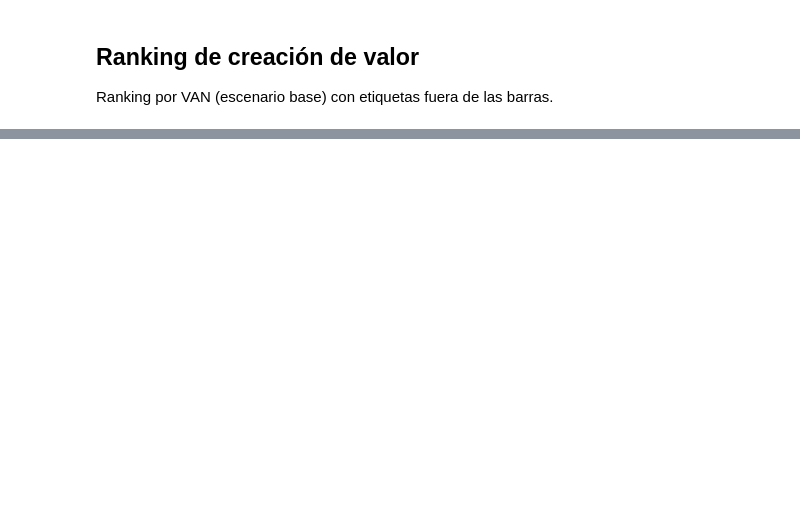
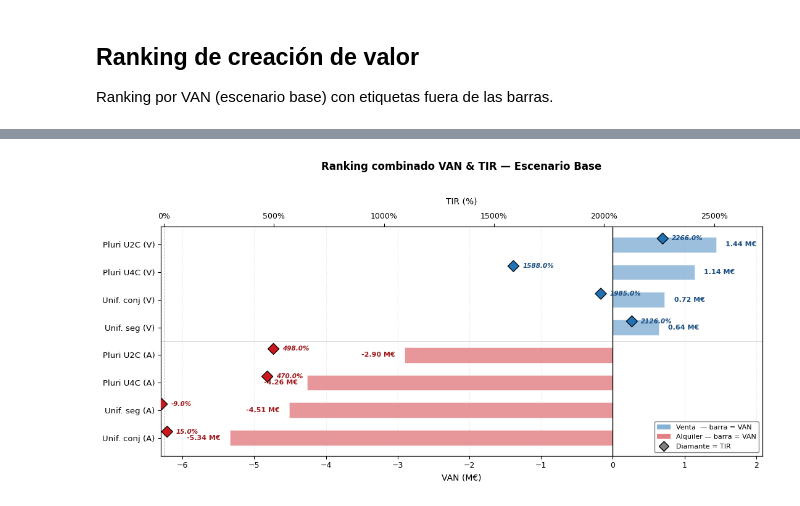
Before and after one commit to sitomachu/bezanillasl, a Jupyter notebook: notebooks/03_macro_and_structural_analysis/analisis_TIR_VAN.ipynb, the cells around one changed output, grey strips where cells are left out. Drawn from its saved outputs; the diff is of its cells as text; code cells hidden in the pictures; blank space fills up the shorter version.

```diff
--- a/notebooks/03_macro_and_structural_analysis/analisis_TIR_VAN.ipynb
+++ b/notebooks/03_macro_and_structural_analysis/analisis_TIR_VAN.ipynb
@@ -200,0 +245,92 @@ plt.show()
+# %%
+# Ranking combinado VAN + TIR (Base)
+fig, ax1 = plt.subplots(figsize=(11, 5.5))
+ax2 = ax1.twiny()  # top x-axis for TIR
+
+# ── datos ──────────────────────────────────────────────────────────────────
+van_b  = np.concatenate([van_venta[:, 1],       van_alquiler[:, 1]])
+tir_b  = np.concatenate([tir_venta[:, 1] * 100, tir_alquiler[:, 1] * 100])
+labs_c = [f"{t} (V)" for t in tipologias] + [f"{t} (A)" for t in tipologias]
+cols_c = ["#2171b5"] * 4 + ["#cb181d"] * 4
+
+idx    = np.argsort(van_b)
+van_s  = van_b[idx]
+tir_s  = tir_b[idx]
+labs_s = np.array(labs_c)[idx]
+col_s  = np.array(cols_c)[idx]
+y      = np.arange(len(labs_s))
+
+# ── barras VAN (eje inferior) ───────────────────────────────────────────────
+ax1.barh(y, van_s, color=col_s, alpha=0.45, height=0.55,
+         edgecolor='white', linewidth=0.6)
+ax1.axvline(0, color='black', linewidth=1)
+ax1.set_xlabel("VAN (M€)", fontsize=10)
+ax1.tick_params(axis='x', labelsize=9)
+
+# Etiquetas VAN: alejadas un poco más para que no choquen con los diamantes
+van_range = np.max(np.abs(van_s))
+van_gap   = van_range * 0.025
+for i, v in enumerate(van_s):
+    color_lbl = '#1a4d80' if v >= 0 else '#a01c20'
+    if v >= 0:
+        ax1.text(v + van_gap, y[i], f"{v:.2f} M€",
+                 va='center', ha='left', fontsize=8, fontweight='bold', color=color_lbl)
+    else:
+        ax1.text(v - van_gap, y[i], f"{v:.2f} M€",
+                 va='center', ha='right', fontsize=8, fontweight='bold', color=color_lbl)
+
+# ── diamantes TIR (eje superior) ────────────────────────────────────────────
+# Desplazamos los diamantes ligeramente HACIA ABAJO del centro de la fila
+# para que no solapen con la etiqueta VAN
+y_diam = y + 0.22
+ax2.scatter(tir_s, y_diam, s=85, color=col_s, edgecolors='black',
+            linewidths=0.9, zorder=5, marker='D')
+ax2.axvline(0, color='gray', linewidth=0.7, linestyle='--', zorder=1, alpha=0.6)
+ax2.set_xlabel("TIR (%)", labelpad=10, fontsize=10)
+ax2.xaxis.set_major_formatter(plt.FuncFormatter(lambda v, _: f"{v:.0f}%"))
+ax2.tick_params(axis='x', labelsize=9)
+
+# Etiquetas TIR: justo a la derecha del diamante, en cursiva para diferenciar
+tir_range = np.max(np.abs(tir_s)) - np.min(tir_s)
+tir_gap   = tir_range * 0.018
+for i, t in enumerate(tir_s):
+    color_lbl = '#1a4d80' if i in np.where(np.array([c == "#2171b5" for c in col_s]))[0] else '#a01c20'
+    ax2.text(t + tir_gap, y_diam[i], f"{t:.1f}%",
+             va='center', ha='left', fontsize=7.5, color=color_lbl,
+             fontstyle='italic', fontweight='bold')
+
+# ── ejes y título ────────────────────────────────────────────────────────────
+ax1.set_yticks(y)
+ax1.set_yticklabels(labs_s, fontsize=9.5)
+ax1.set_title("Ranking combinado VAN & TIR — Escenario Base",
+              fontweight='bold', pad=32)
+ax1.grid(axis='x', linestyle=':', alpha=0.35)
+
+# Márgenes amplios para acomodar etiquetas
+ax1.set_xlim(van_s.min() * 1.18, van_s.max() * 1.45)
+ax2.set_xlim(min(tir_s.min() * 1.5, -3), tir_s.max() * 1.20)
+
+# Línea horizontal sutil que separa Venta de Alquiler
+# (busca la transición V -> A en las etiquetas ordenadas)
+for i in range(len(labs_s) - 1):
+    if "(V)" in labs_s[i] and "(A)" in labs_s[i + 1]:
+        ax1.axhline(i + 0.5, color='gray', linewidth=0.5, linestyle='-', alpha=0.4)
+        break
+    if "(A)" in labs_s[i] and "(V)" in labs_s[i + 1]:
+        ax1.axhline(i + 0.5, color='gray', linewidth=0.5, linestyle='-', alpha=0.4)
+        break
+
+# ── leyenda ──────────────────────────────────────────────────────────────────
+legend_elems = [
+    Patch(facecolor='#2171b5', alpha=0.55, label='Venta  — barra = VAN'),
+    Patch(facecolor='#cb181d', alpha=0.55, label='Alquiler — barra = VAN'),
+    Line2D([0], [0], marker='D', color='none', markerfacecolor='gray',
+           markeredgecolor='black', markersize=8, label='Diamante = TIR'),
+]
+ax1.legend(handles=legend_elems, fontsize=8, loc='lower right',
+           framealpha=0.95, edgecolor='gray')
+
+plt.tight_layout()
+plt.show()
+# %% [output]
+[figure, added]
```
Also changed, not shown: parts of 11 cells of this notebook.
